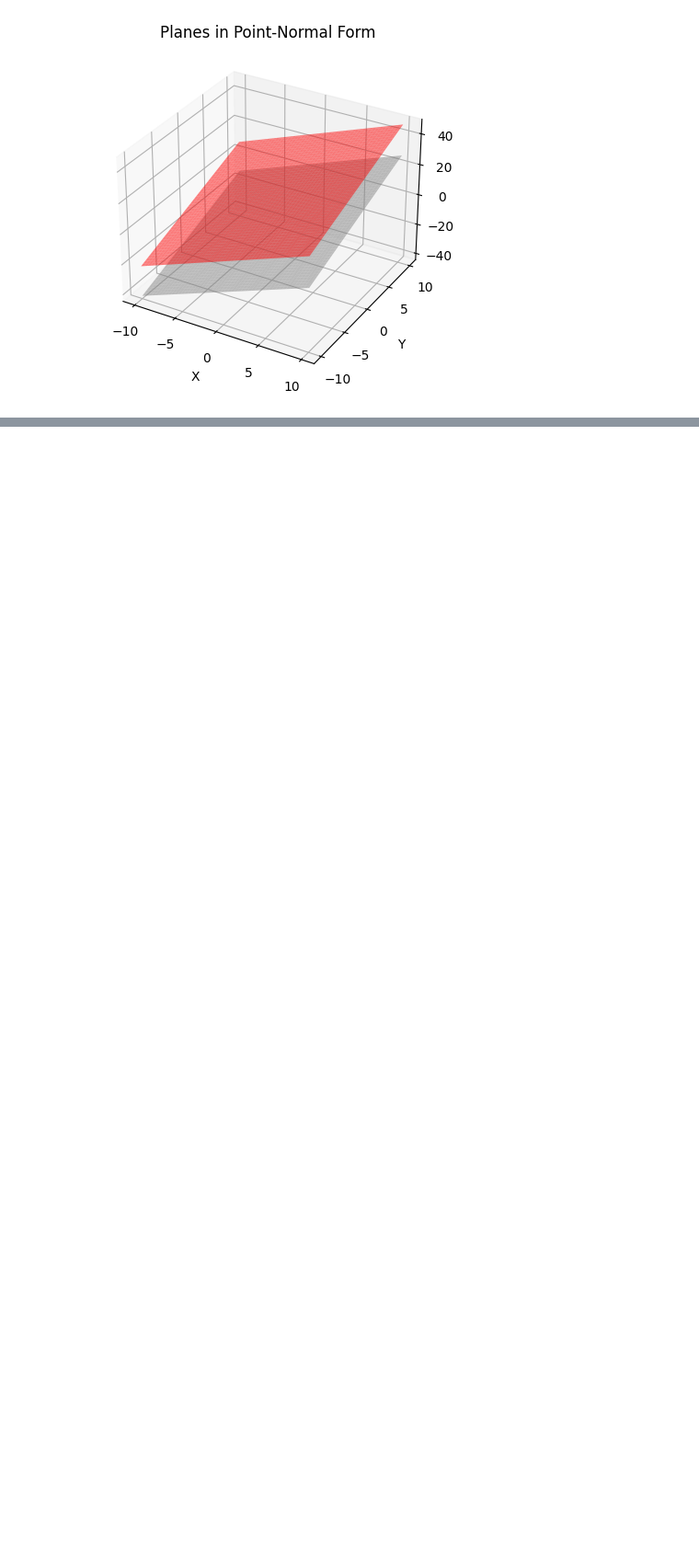
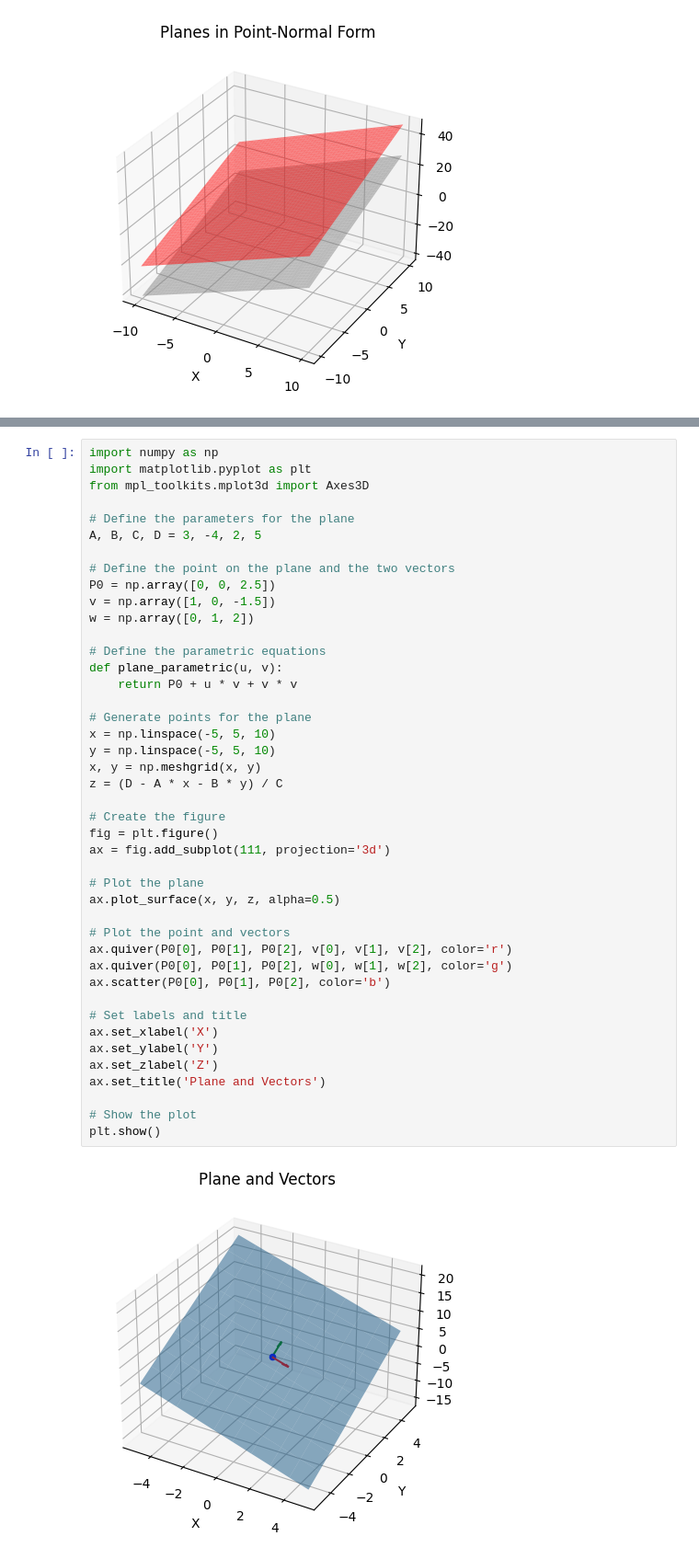
Before and after one commit to Iddhie/Linear_Algebra, a Jupyter notebook: Exercise6.ipynb, the cells around one changed output, grey strips where cells are left out. Shown at 92% size. Saved outputs shown, nothing was run; the diff lists cells and outputs as text; blank space fills up the shorter version.

```diff
--- a/Exercise6.ipynb
+++ b/Exercise6.ipynb
@@ -279,0 +300,45 @@ plt.show()
+# %%
+import numpy as np
+import matplotlib.pyplot as plt
+from mpl_toolkits.mplot3d import Axes3D
+
+# Define the parameters for the plane
+A, B, C, D = 3, -4, 2, 5
+
+# Define the point on the plane and the two vectors
+P0 = np.array([0, 0, 2.5])
+v = np.array([1, 0, -1.5])
+w = np.array([0, 1, 2])
+
+# Define the parametric equations
+def plane_parametric(u, v):
+    return P0 + u * v + v * v
+
+# Generate points for the plane
+x = np.linspace(-5, 5, 10)
+y = np.linspace(-5, 5, 10)
+x, y = np.meshgrid(x, y)
+z = (D - A * x - B * y) / C
+
+# Create the figure
+fig = plt.figure()
+ax = fig.add_subplot(111, projection='3d')
+
+# Plot the plane
+ax.plot_surface(x, y, z, alpha=0.5)
+
+# Plot the point and vectors
+ax.quiver(P0[0], P0[1], P0[2], v[0], v[1], v[2], color='r')
+ax.quiver(P0[0], P0[1], P0[2], w[0], w[1], w[2], color='g')
+ax.scatter(P0[0], P0[1], P0[2], color='b')
+
+# Set labels and title
+ax.set_xlabel('X')
+ax.set_ylabel('Y')
+ax.set_zlabel('Z')
+ax.set_title('Plane and Vectors')
+
+# Show the plot
+plt.show()
+# %% [output]
+[figure, added]
```
Also changed, not shown: parts of 17 cells of this notebook.
